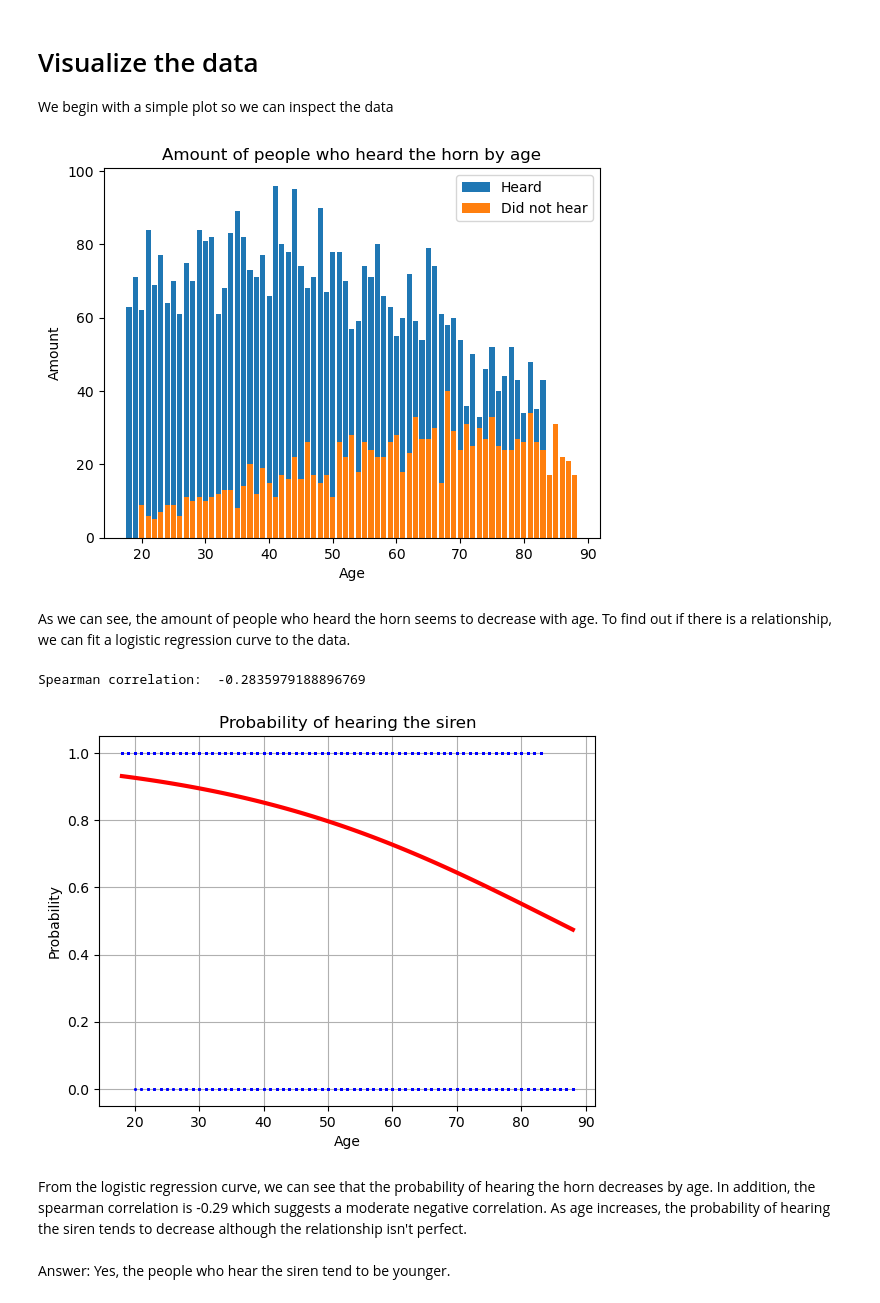
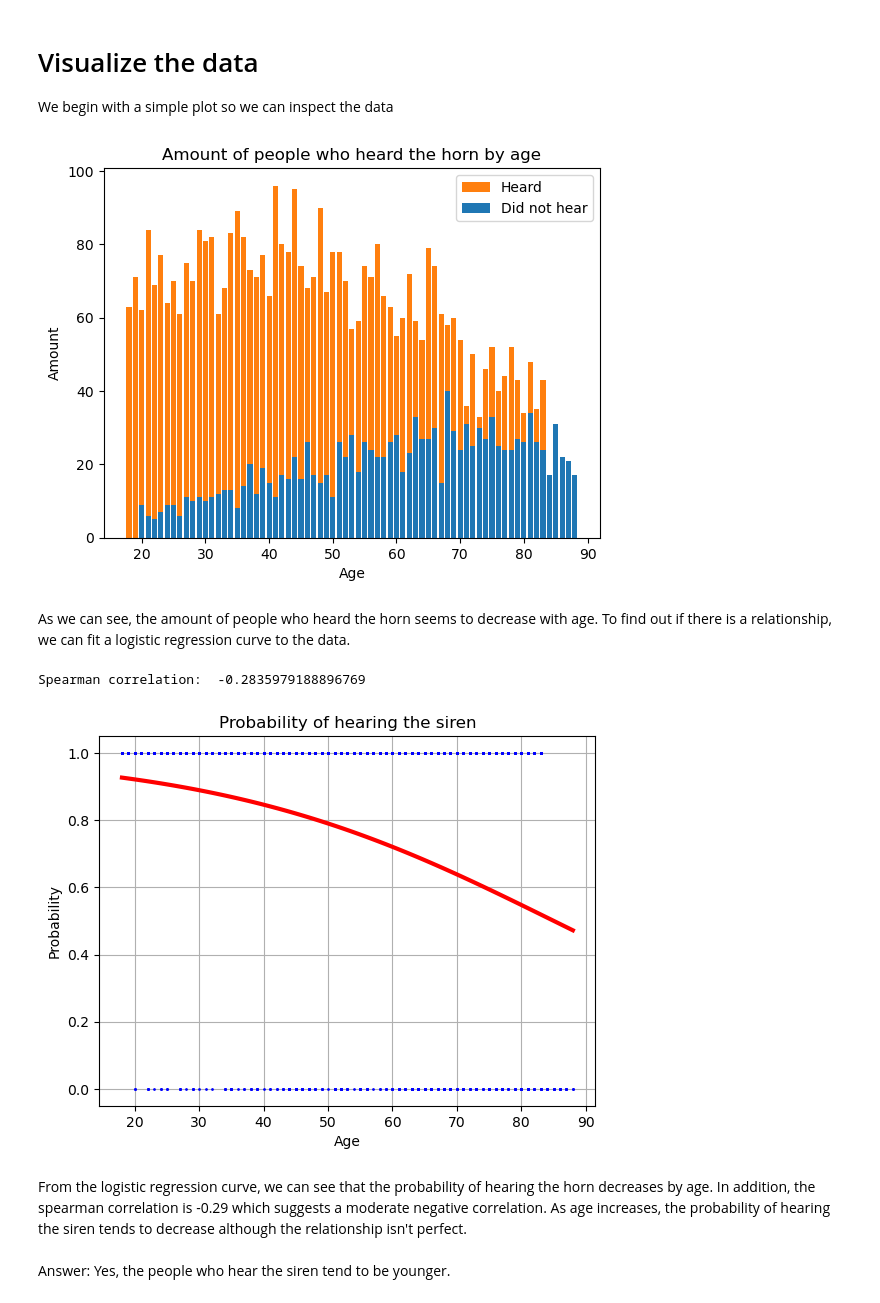
Before and after one commit to felixmaathz/SmaskProject, a Jupyter notebook: Data Analysis/q2.ipynb, the cells around one changed output. Drawn from its saved outputs; the diff is of its cells as text; code cells hidden in the pictures.

```diff
--- a/Data Analysis/q2.ipynb
+++ b/Data Analysis/q2.ipynb
@@ -16,19 +16,19 @@ We begin with a simple plot so we can inspect the data
 # %%
 #For every age see how many who heard
 hear_by_age = data[data['heard'] == 1].groupby('age').size()
 
 not_hear_by_age = data[data['heard'] == 0].groupby('age').size()
 
-plt.bar(hear_by_age.index, hear_by_age.values, label='Heard')
-plt.bar(not_hear_by_age.index, not_hear_by_age.values, label='Did not hear')
+plt.bar(hear_by_age.index, hear_by_age.values, label='Heard', color='#ff7f0e')
+plt.bar(not_hear_by_age.index, not_hear_by_age.values, label='Did not hear', color='#1f77b4')
 plt.xlabel('Age')
 plt.ylabel('Amount')
 plt.title('Amount of people who heard the horn by age')
 plt.legend()
 
 plt.show()
 # %% [output]
-[figure, old version]
+[figure, new version]
 # %% [markdown]
 As we can see, the amount of people who heard the horn seems to decrease with age. To find out if there is a relationship, we can fit a logistic regression curve to the data.
 # %%
@@ -38,13 +38,11 @@ from sklearn.linear_model import LogisticRegression
 X = data['age'].values.reshape(-1,1)
 y = data['heard'].values
 
-X_train, X_test, y_train, y_test = train_test_split(X, y, test_size=0.5, random_state=42)
+X_train, X_test, y_train, y_test = train_test_split(X, y, test_size=0.2, random_state=42)
 
 logreg = LogisticRegression()
 logreg.fit(X_train, y_train)
 
-spearman = data['age'].corr(data["heard"],method='spearman')
-print("Spearman correlation: ", spearman)
 
 plt.scatter(X_test, y_test, zorder=20, color='blue', s=1)
 
@@ -58,7 +56,7 @@ plt.grid(True)
 plt.show()
 # %% [output]
 Spearman correlation:  -0.2835979188896769
-[figure, old version]
+[figure, new version]
 # %% [markdown]
 From the logistic regression curve, we can see that the probability of hearing the horn decreases by age. In addition, the spearman correlation is -0.29 which suggests a moderate negative correlation. As age increases, the probability of hearing the siren tends to decrease although the relationship isn't perfect.
 \
```
Also changed, not shown: 8 other files.
